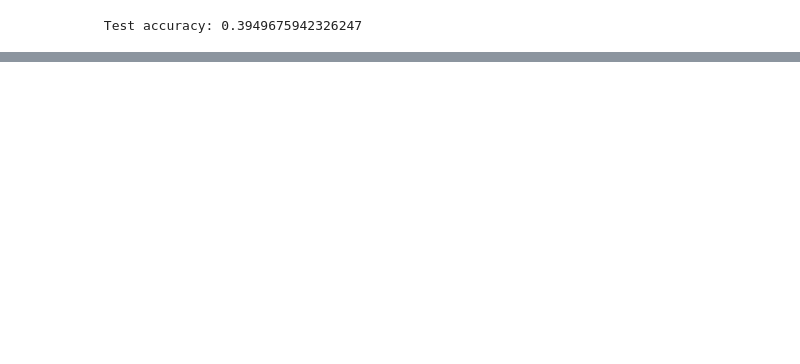
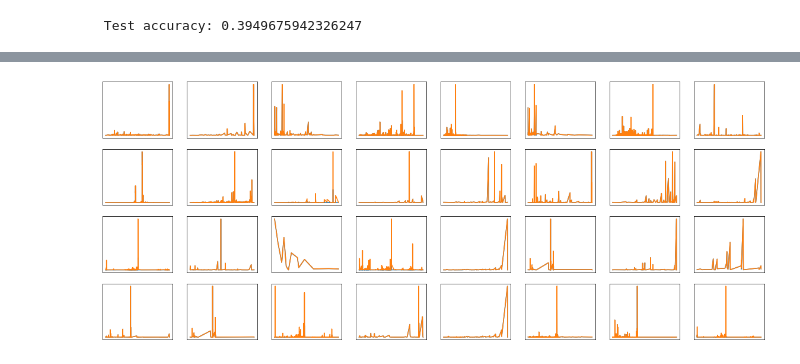
Before and after one commit to letovesnoi/machine-learning, a Jupyter notebook: projects/capstone/capstone.ipynb, the cells around one changed output, grey strips where cells are left out. Saved outputs shown, nothing was run; the diff lists cells and outputs as text; code cells hidden in the pictures; blank space fills up the shorter version.

```diff
--- a/projects/capstone/capstone.ipynb
+++ b/projects/capstone/capstone.ipynb
@@ -409,0 +412,21 @@ for i, rc_i in enumerate(np.random.choice(X_test.shape[0], size=32, replace=Fals
+# %%
+# Test discretisation
+spectra_pathes = [os.path.join(spectra_dir, spectrum_path) for spectrum_path in os.listdir(spectra_dir)]
+tst_d_m = np.linspace(0, 5000, num=50000, dtype='float64')
+i = 0
+fig = plt.figure(figsize=(20, 8))
+for mgf_file in tqdm(spectra_pathes):
+    if i == 32:
+        break
+    ax = fig.add_subplot(4, 8, i + 1, xticks=[], yticks=[])
+    with open(mgf_file, 'r') as fin:
+        fin.readline()
+        header, intensity = get_spectrum(fin)
+    id = os.path.splitext(os.path.basename(mgf_file))[0]
+    ax.plot(intensity[:, 0], intensity[:, 1])
+    bins = pd.cut(intensity[:, 0], bins=tst_d_m, labels=False)
+    tst_df = pd.DataFrame({'intensity': intensity[:, 1], 'binned': bins}).groupby(['binned'], as_index=False).sum()
+    tst_df['x'] = tst_df['binned'].transform(lambda b: tst_d_m[b])
+    ax.plot(tst_df.x, tst_df.intensity)
+    i += 1
+# %% [output]
@@ -409,0 +434 @@ for i, rc_i in enumerate(np.random.choice(X_test.shape[0], size=32, replace=Fals
+[figure, added]
```
Also changed, not shown: parts of 3 cells of this notebook.
